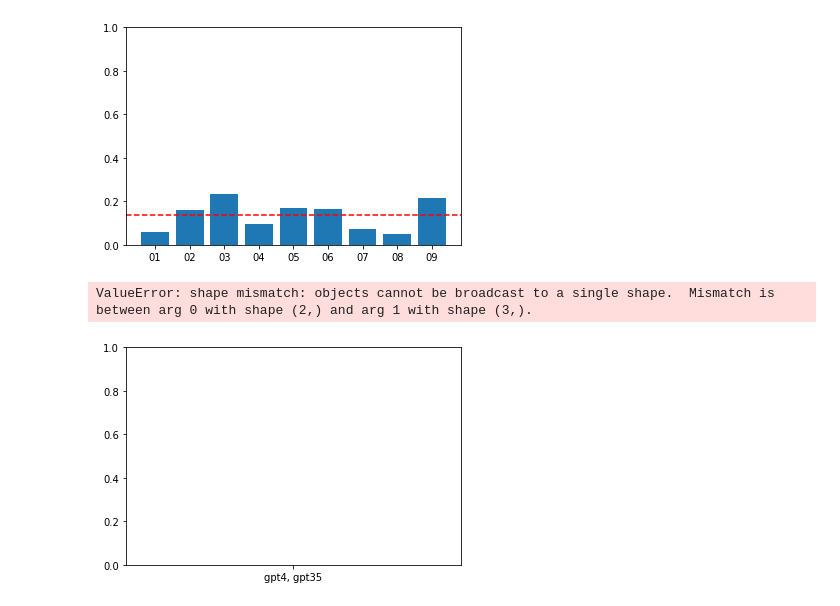
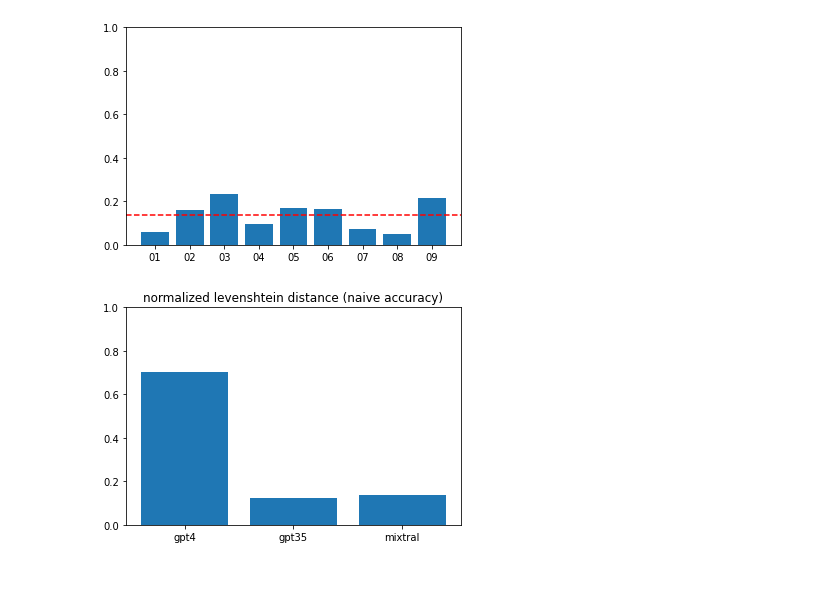
Before and after one commit to anniejain24/Diarization, a Jupyter notebook: diarized-labels-evaluation/levenshtein_diar_eval.ipynb, the cells around one changed output. Drawn from its saved outputs; the diff is of its cells as text; code cells hidden in the pictures; blank space fills up the shorter version.

```diff
--- a/diarized-labels-evaluation/levenshtein_diar_eval.ipynb
+++ b/diarized-labels-evaluation/levenshtein_diar_eval.ipynb
@@ -308,12 +312,11 @@ plt.show()
 # %% [output]
 [figure]
 # %%
-models = ['gpt4, gpt35', 'mixtral']
+models = ['gpt4', 'gpt35', 'mixtral']
 avg_sims = [avg_sim, avg_sim35, avg_simm]
 plt.bar(models, avg_sims)
 plt.ylim(0, 1)
-plt.title("normalized levenshtein distance")
+plt.title("normalized levenshtein distance (naive accuracy)")
 plt.show()
 # %% [output]
-ValueError: shape mismatch: objects cannot be broadcast to a single shape.  Mismatch is between arg 0 with shape (2,) and arg 1 with shape (3,).
-[figure, old version]
+[figure, new version]
```
Also changed, not shown: parts of 14 cells of this notebook, 2 other files.
